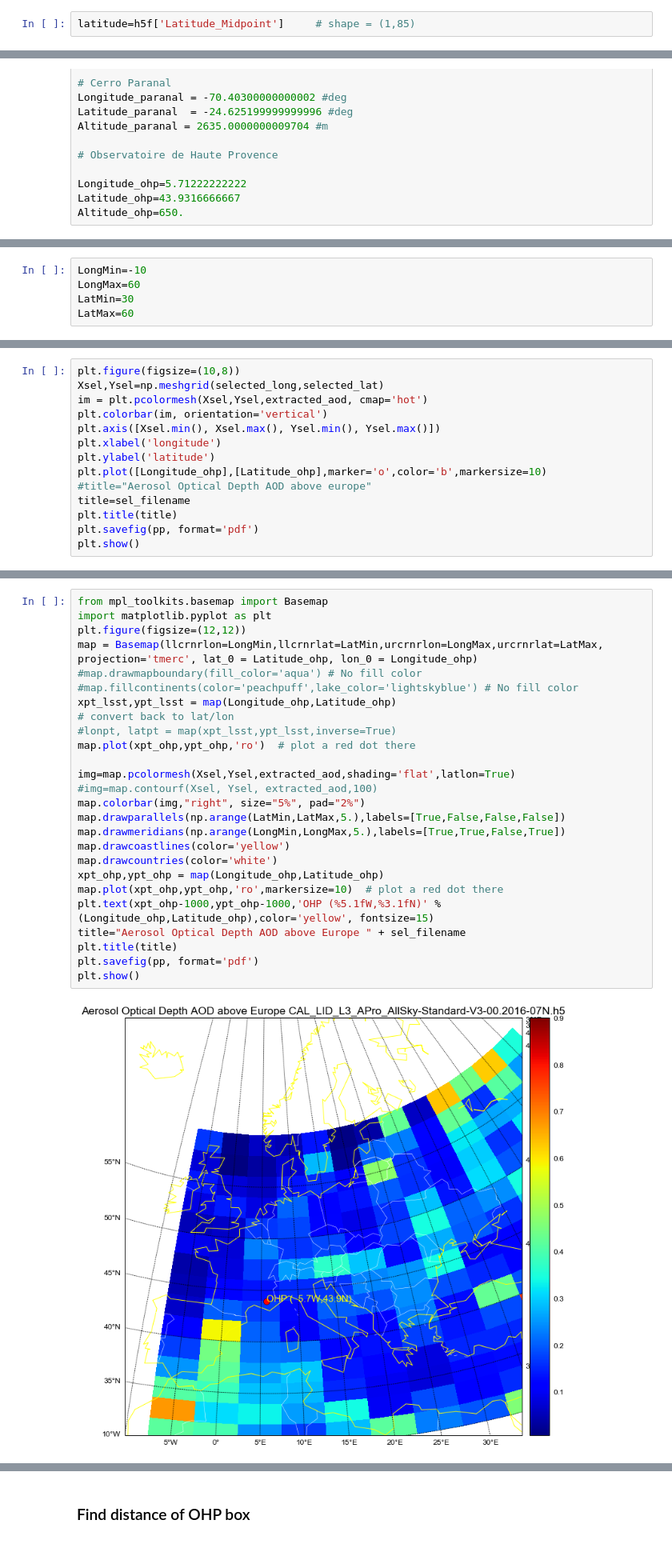
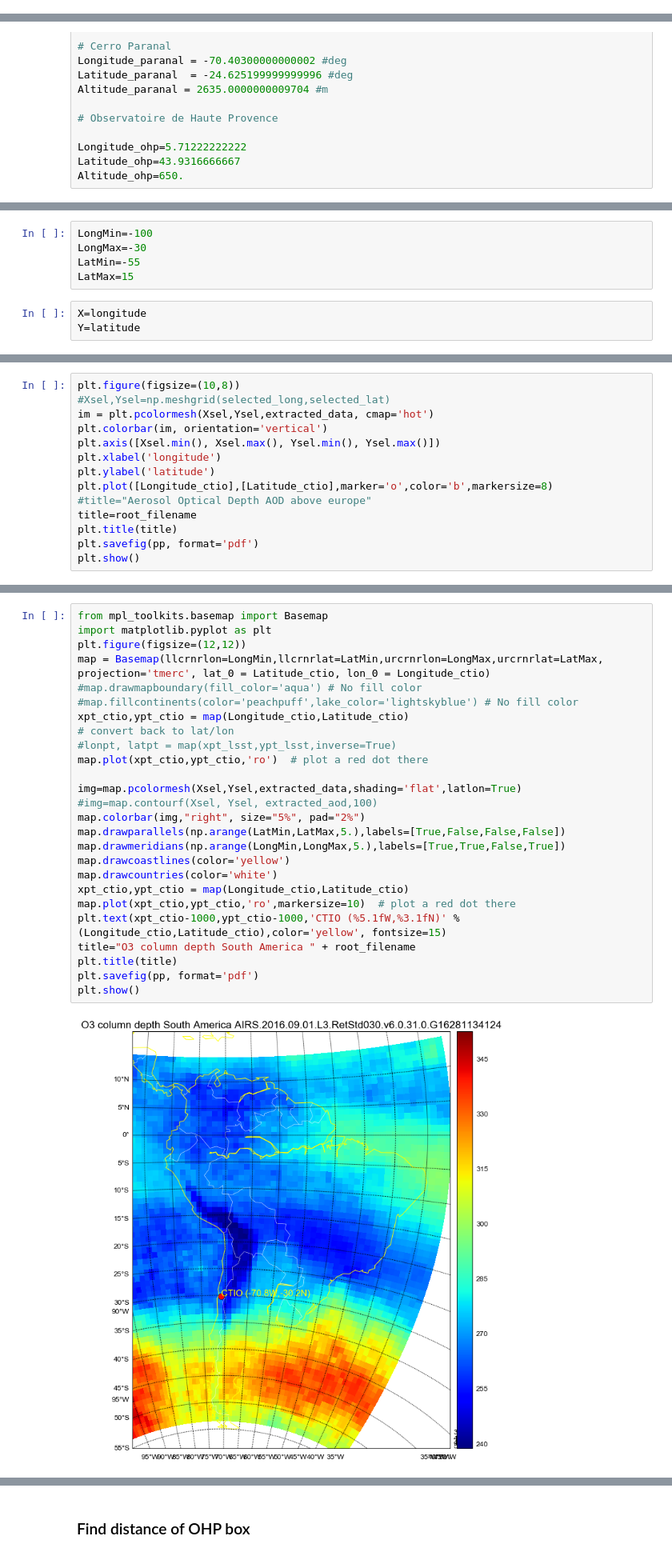
Before and after one commit to sylvielsstfr/AquaAIRSAtm, a Jupyter notebook: worldL3Data/ExploreAIRSL3Data.ipynb, the cells around one changed output, grey strips where cells are left out. Shown at 80% size. Saved outputs shown, nothing was run; the diff lists cells and outputs as text.

```diff
--- a/worldL3Data/ExploreAIRSL3Data.ipynb
+++ b/worldL3Data/ExploreAIRSL3Data.ipynb
@@ -192,2 +118,0 @@ longitude=h5f['Longitude_Midpoint']   # shape =(1,72)
-# %%
-latitude=h5f['Latitude_Midpoint']     # shape = (1,85)
@@ -313,5 +274,8 @@ plt.show()
 # %%
-LongMin=-10
-LongMax=60
-LatMin=30
-LatMax=60
+LongMin=-100
+LongMax=-30
+LatMin=-55
+LatMax=15
+# %%
+X=longitude
+Y=latitude
@@ -382,14 +408,14 @@ plt.colorbar(image, orientation='vertical')
 # %%
 plt.figure(figsize=(10,8))
-Xsel,Ysel=np.meshgrid(selected_long,selected_lat)
-im = plt.pcolormesh(Xsel,Ysel,extracted_aod, cmap='hot')
+#Xsel,Ysel=np.meshgrid(selected_long,selected_lat)
+im = plt.pcolormesh(Xsel,Ysel,extracted_data, cmap='hot')
 plt.colorbar(im, orientation='vertical')
 plt.axis([Xsel.min(), Xsel.max(), Ysel.min(), Ysel.max()])
 plt.xlabel('longitude')
 plt.ylabel('latitude')
-plt.plot([Longitude_ohp],[Latitude_ohp],marker='o',color='b',markersize=10)
+plt.plot([Longitude_ctio],[Latitude_ctio],marker='o',color='b',markersize=8)
 #title="Aerosol Optical Depth AOD above europe"
-title=sel_filename
+title=root_filename
 plt.title(title)
 plt.savefig(pp, format='pdf')
 plt.show()
@@ -398,31 +424,31 @@ plt.show()
 # %%
 from mpl_toolkits.basemap import Basemap
 import matplotlib.pyplot as plt
 plt.figure(figsize=(12,12))
-map = Basemap(llcrnrlon=LongMin,llcrnrlat=LatMin,urcrnrlon=LongMax,urcrnrlat=LatMax, projection='tmerc', lat_0 = Latitude_ohp, lon_0 = Longitude_ohp)
+map = Basemap(llcrnrlon=LongMin,llcrnrlat=LatMin,urcrnrlon=LongMax,urcrnrlat=LatMax, projection='tmerc', lat_0 = Latitude_ctio, lon_0 = Longitude_ctio)
 #map.drawmapboundary(fill_color='aqua') # No fill color
 #map.fillcontinents(color='peachpuff',lake_color='lightskyblue') # No fill color
-xpt_lsst,ypt_lsst = map(Longitude_ohp,Latitude_ohp)
+xpt_ctio,ypt_ctio = map(Longitude_ctio,Latitude_ctio)
 # convert back to lat/lon
 #lonpt, latpt = map(xpt_lsst,ypt_lsst,inverse=True)
-map.plot(xpt_ohp,ypt_ohp,'ro')  # plot a red dot there
+map.plot(xpt_ctio,ypt_ctio,'ro')  # plot a red dot there
 
-img=map.pcolormesh(Xsel,Ysel,extracted_aod,shading='flat',latlon=True)
+img=map.pcolormesh(Xsel,Ysel,extracted_data,shading='flat',latlon=True)
 #img=map.contourf(Xsel, Ysel, extracted_aod,100)
 map.colorbar(img,"right", size="5%", pad="2%")
 map.drawparallels(np.arange(LatMin,LatMax,5.),labels=[True,False,False,False])
 map.drawmeridians(np.arange(LongMin,LongMax,5.),labels=[True,True,False,True])
 map.drawcoastlines(color='yellow')
 map.drawcountries(color='white')
-xpt_ohp,ypt_ohp = map(Longitude_ohp,Latitude_ohp)
-map.plot(xpt_ohp,ypt_ohp,'ro',markersize=10)  # plot a red dot there
-plt.text(xpt_ohp-1000,ypt_ohp-1000,'OHP (%5.1fW,%3.1fN)' % (Longitude_ohp,Latitude_ohp),color='yellow', fontsize=15)
-title="Aerosol Optical Depth AOD above Europe " + sel_filename
+xpt_ctio,ypt_ctio = map(Longitude_ctio,Latitude_ctio)
+map.plot(xpt_ctio,ypt_ctio,'ro',markersize=10)  # plot a red dot there
+plt.text(xpt_ctio-1000,ypt_ctio-1000,'CTIO (%5.1fW,%3.1fN)' % (Longitude_ctio,Latitude_ctio),color='yellow', fontsize=15)
+title="O3 column depth South America " + root_filename
 plt.title(title)
 plt.savefig(pp, format='pdf')
 plt.show()
 # %% [output]
-[figure, old version]
+[figure, new version]
 # %%
 from mpl_toolkits.basemap import Basemap
 import matplotlib.pyplot as plt
```
Also changed, not shown: parts of 98 cells of this notebook, 3 other files.
